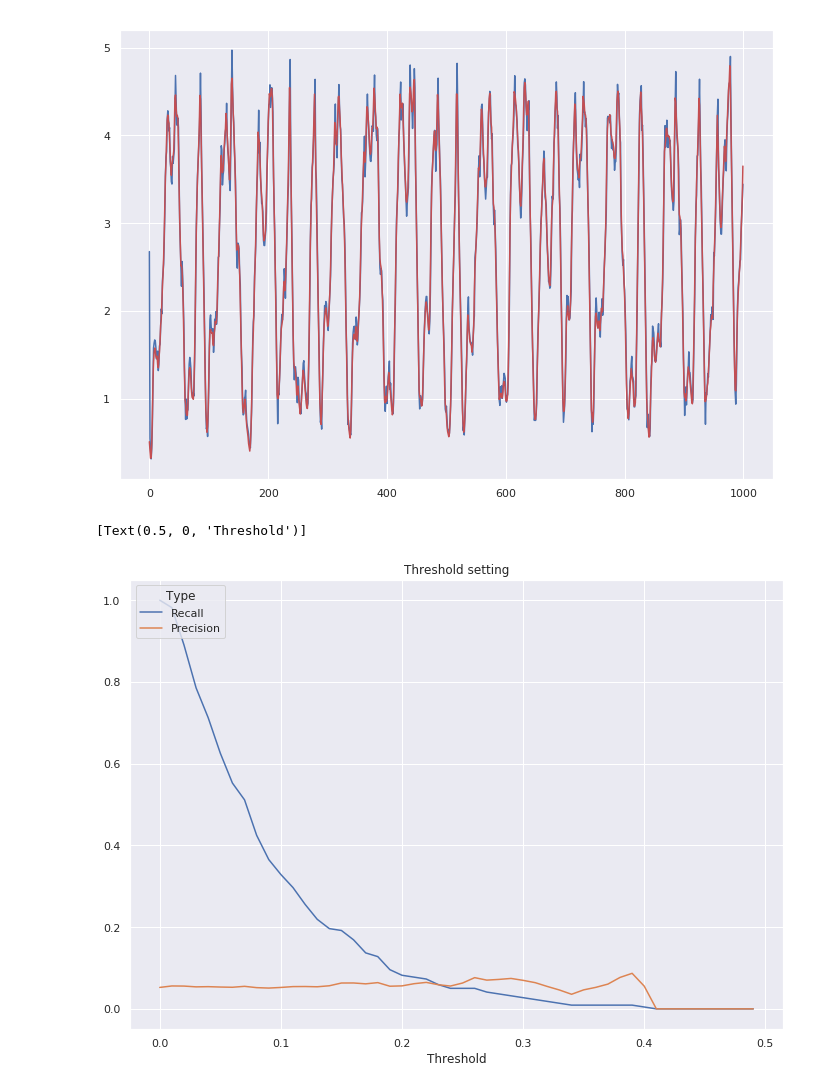
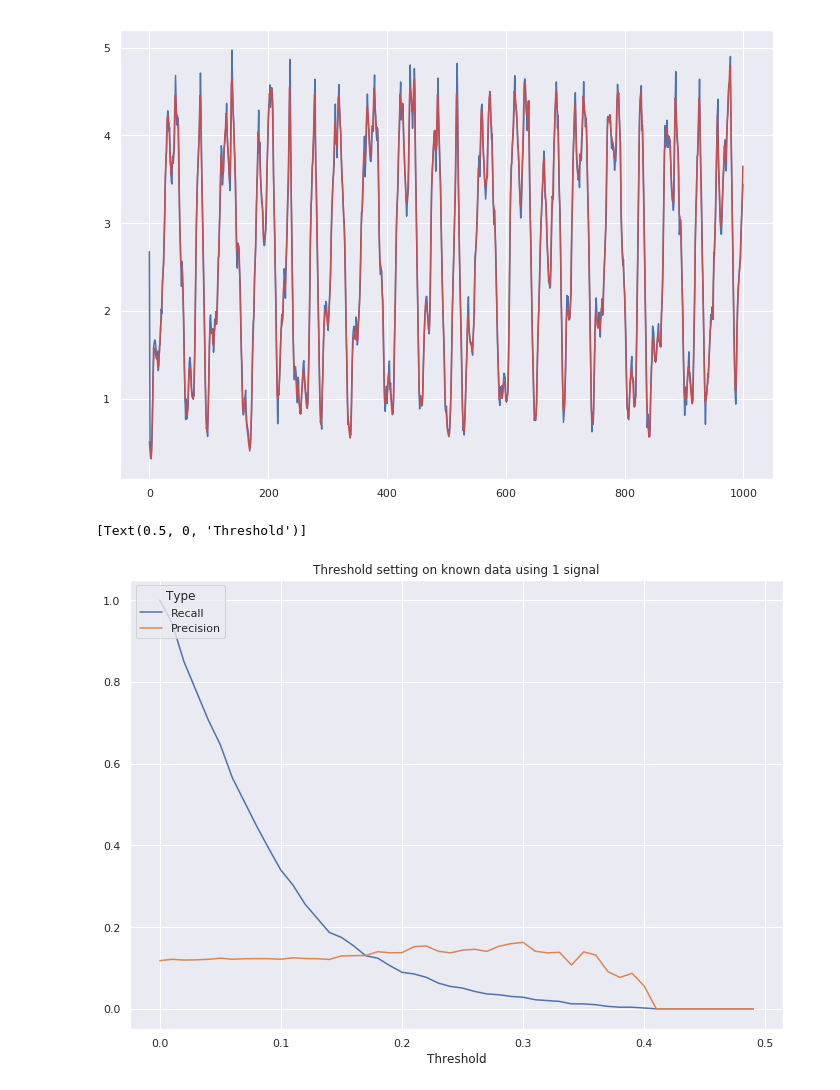
Before and after one commit to sebastiaansch/CDALab2, a Jupyter notebook: Assignment/ARMA task.ipynb, the cells around one changed output. Saved outputs shown, nothing was run; the diff lists cells and outputs as text; code cells hidden in the pictures.

```diff
--- a/Assignment/ARMA task.ipynb
+++ b/Assignment/ARMA task.ipynb
@@ -138,9 +125,11 @@ pickle.dump(models_to_write, file_to_write)
 file_to_read = open(filename, 'rb')
 models_read = pickle.load(file_to_read)
 # %%
-aic_models = pd.DataFrame(columns=['AIC', 'order'])
+## Check the top ARMA models
+aic_models = pd.DataFrame(columns=['AIC', 'order', 'params'])
 for model in models_read:
-    aic_models.loc[model[0], :]= np.array([model[1].aic(), model[1].order])
+    aic_models.loc[model[0], :]= np.array([model[1].aic(), model[1].order, model[1].params()])
 
-aic_models.sort_values(by='AIC')
+target_models = aic_models.sort_values(by='AIC').head(11)[1:]
+target_models
 # %% [output]
@@ -164 +147,4 @@ aic_models.sort_values(by='AIC')
+# %%
+source_df = df1
+target_df = df2
 # %%
@@ -198,8 +161,13 @@ for model in models_read:
 # %%
 ## Show example predictions
-
+current_model = None
+target = 'L_T1'
+for model in models_read:
+    if model[0] == target:
+        current_model = model
+        break
 predictions = current_model[1].predict_in_sample()
-true_data = df1[target]
+true_data = source_df[target]
 
 fig, ax = plt.subplots()
 sns.lineplot(data=predictions[0:1000], ax=ax, color='b')
@@ -220,19 +188,19 @@ rates = pd.DataFrame([], index=ranges, columns=["True Positive",'False Negative'
 
 
 for threshold in ranges:
-    rates.loc[threshold, 'True Positive'] = (df2.loc[abs(predictions - true_data) > threshold, ['ATT_FLAG']] == 1).sum()[0]
-    rates.loc[threshold, 'False Negative'] = (df2.loc[abs(predictions - true_data) > threshold, ['ATT_FLAG']] == -999).sum()[0]
+    rates.loc[threshold, 'True Positive'] = (target_df.loc[abs(predictions - true_data) > threshold, ['ATT_FLAG']] == 1).sum()[0]
+    rates.loc[threshold, 'False Negative'] = (target_df.loc[abs(predictions - true_data) > threshold, ['ATT_FLAG']] == 0).sum()[0]
 
 recall = rates['True Positive'] /  rates['True Positive'].max()
 precision = rates['True Positive'] /  (rates['True Positive'] + rates['False Negative'])
 # %%
 fig, ax = plt.subplots()
 sns.lineplot(data=recall, ax=ax)
 sns.lineplot(data=precision, ax=ax)
 ax.legend(title='Type', loc='upper left', labels=['Recall', 'Precision'])
 ax.legend(title='Type', loc='upper left', labels=['Recall', 'Precision'])
-ax.set(title="Threshold setting")
+ax.set(title="Threshold setting on known data using 1 signal")
 ax.set(xlabel='Threshold')
 # %% [output]
 [Text(0.5, 0, 'Threshold')]
-[figure, old version]
+[figure, new version]
```
Also changed, not shown: parts of 14 cells of this notebook, 3 other files.
